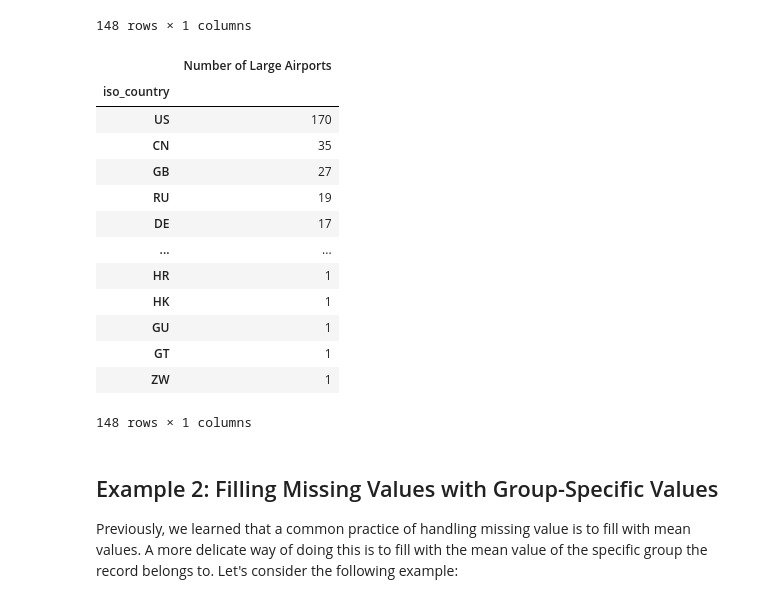
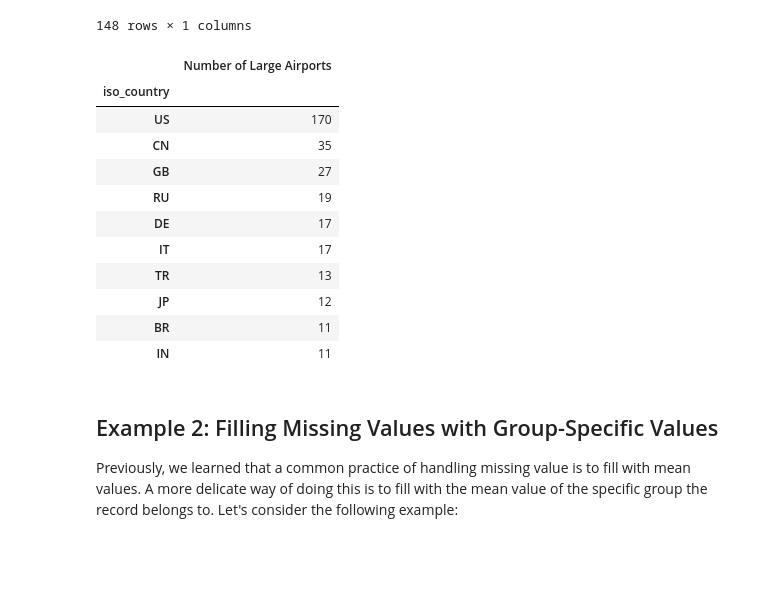
Before and after one commit to ch00226855/Fall2020CMP464-788, a Jupyter notebook: Week13_GroupByExamples_Completed.ipynb, the cells around one changed output. Saved outputs shown, nothing was run; the diff lists cells and outputs as text; code cells hidden in the pictures; blank space fills up the shorter version.

```diff
--- a/Week13_GroupByExamples_Completed.ipynb
+++ b/Week13_GroupByExamples_Completed.ipynb
@@ -108,22 +108,20 @@ airports[airports['type'] == 'large_airport'].groupby(['iso_country']).size().to
 # %%
 # Which countries have the largest number of large airports?
 
-num_airports.sort_values(by="Number of Large Airports", ascending=False)
+num_airports.sort_values(by="Number of Large Airports", ascending=False).head(10)
 # %% [output]
 |  | Number of Large Airports |
 | iso_country |  |
 | US | 170 |
 | CN | 35 |
 | GB | 27 |
 | RU | 19 |
 | DE | 17 |
-| ... | ... |
-| HR | 1 |
-| HK | 1 |
-| GU | 1 |
-| GT | 1 |
-| ZW | 1 |
+| IT | 17 |
+| TR | 13 |
+| JP | 12 |
+| BR | 11 |
+| IN | 11 |
-148 rows × 1 columns
 # %% [markdown]
 ## Example 2: Filling Missing Values with Group-Specific Values
 
```
Also changed, not shown: parts of 20 cells of this notebook, 1 other file.
